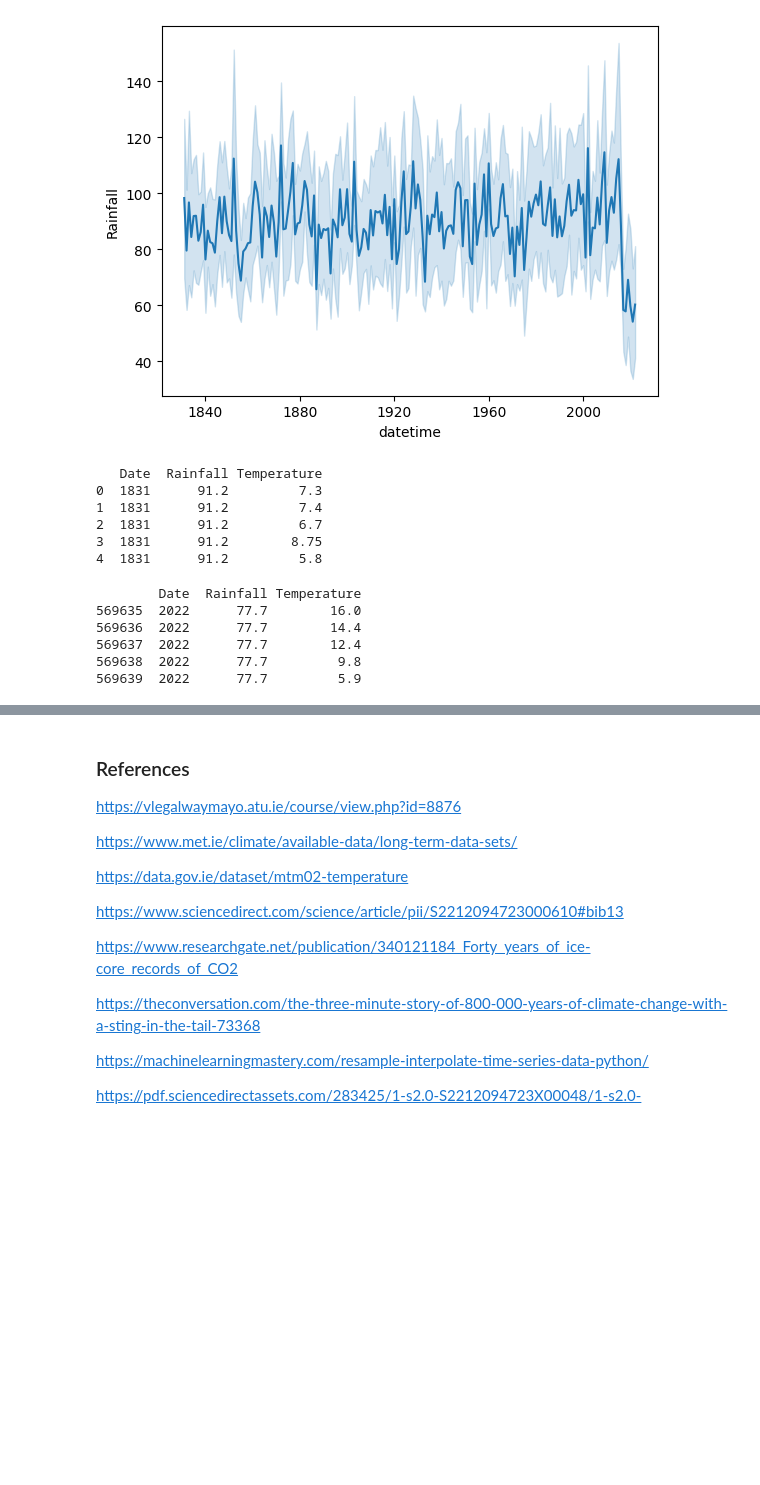
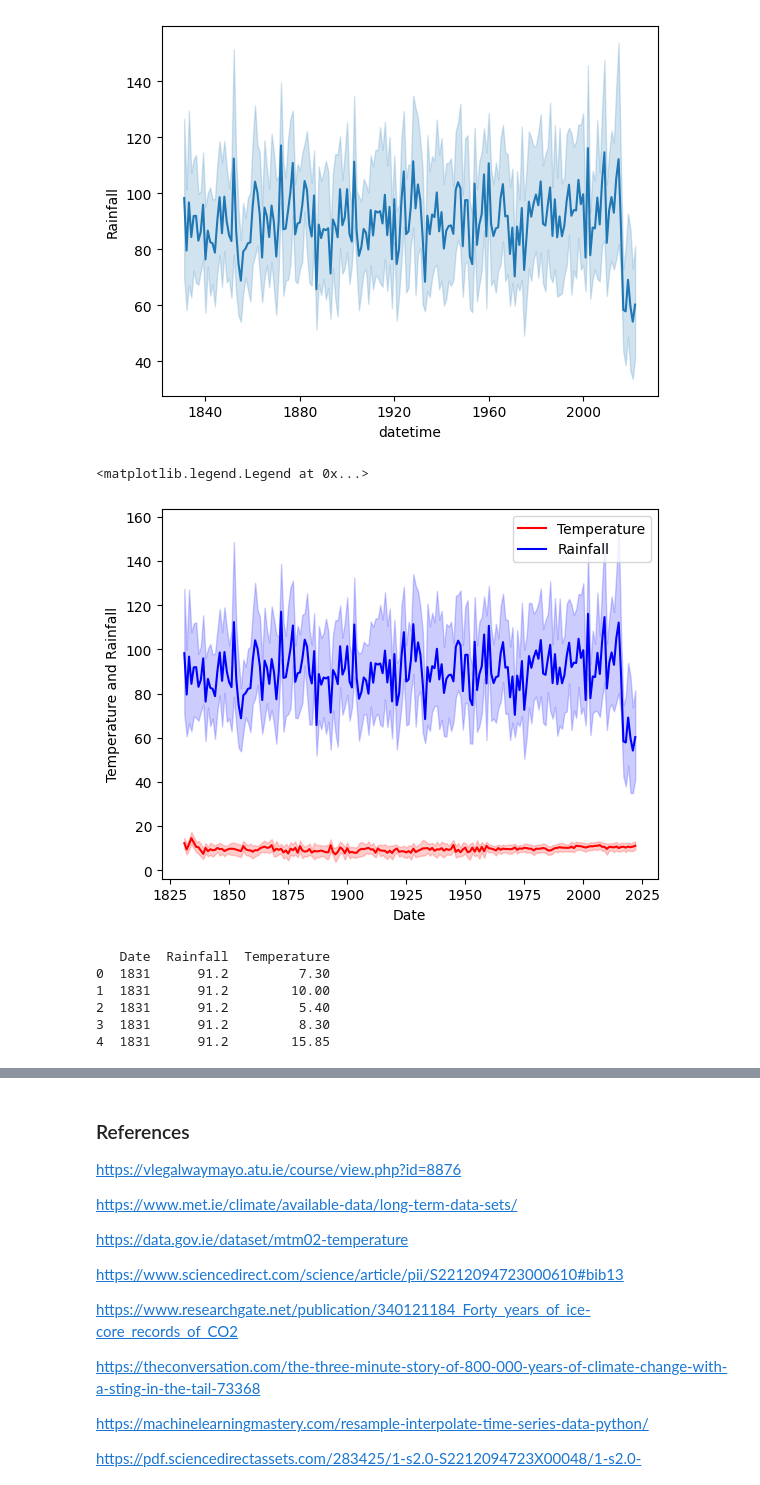
Before and after one commit to Tanjasta/PFDA_Assignment2, a Jupyter notebook: PFDA_Assignment2.ipynb, the cells around one changed output, grey strips where cells are left out. Drawn from its saved outputs; the diff is of its cells as text; code cells hidden in the pictures; blank space fills up the shorter version.

Commit message:
trying plots

```diff
--- a/PFDA_Assignment2.ipynb
+++ b/PFDA_Assignment2.ipynb
@@ -1220,18 +1215,18 @@ merged_df = pd.merge(rainfall_df, temperature_df, on='Date')
-# %%
-print(merged_df.head())
-# %% [output]
-   Date  Rainfall Temperature
-0  1831      91.2         7.3
-1  1831      91.2         7.4
-2  1831      91.2         6.7
-3  1831      91.2        8.75
-4  1831      91.2         5.8
-# %%
-print(merged_df.tail())
-# %% [output]
-        Date  Rainfall Temperature
-569635  2022      77.7        16.0
-569636  2022      77.7        14.4
-569637  2022      77.7        12.4
-569638  2022      77.7         9.8
-569639  2022      77.7         5.9
+# %%
+import pandas as pd
+import seaborn as sns
+import matplotlib.pyplot as plt
+
+data1 = pd.read_csv('TemperatureIreland 1831-2022.csv')
+data2 = pd.read_csv('RainfallIreland_1831-2022.csv')
+
+
+sns.lineplot(x="Date", y="Temperature", data=data1, color="red", label='Temperature')
+sns.lineplot(x="Date", y="Rainfall", data=data2, color="blue", label='Rainfall')
+
+plt.xlabel("Date")
+plt.ylabel("Temperature and Rainfall")
+plt.legend()
+# %% [output]
+<matplotlib.legend.Legend at 0x...>
+[figure, added]
@@ -1237,0 +1246,9 @@ print(merged_df.tail())
+# %%
+merged_df.print(head())
+# %% [output]
+   Date  Rainfall  Temperature
+0  1831      91.2         7.30
+1  1831      91.2        10.00
+2  1831      91.2         5.40
+3  1831      91.2         8.30
+4  1831      91.2        15.85
```
Also changed, not shown: parts of 7 cells of this notebook.
